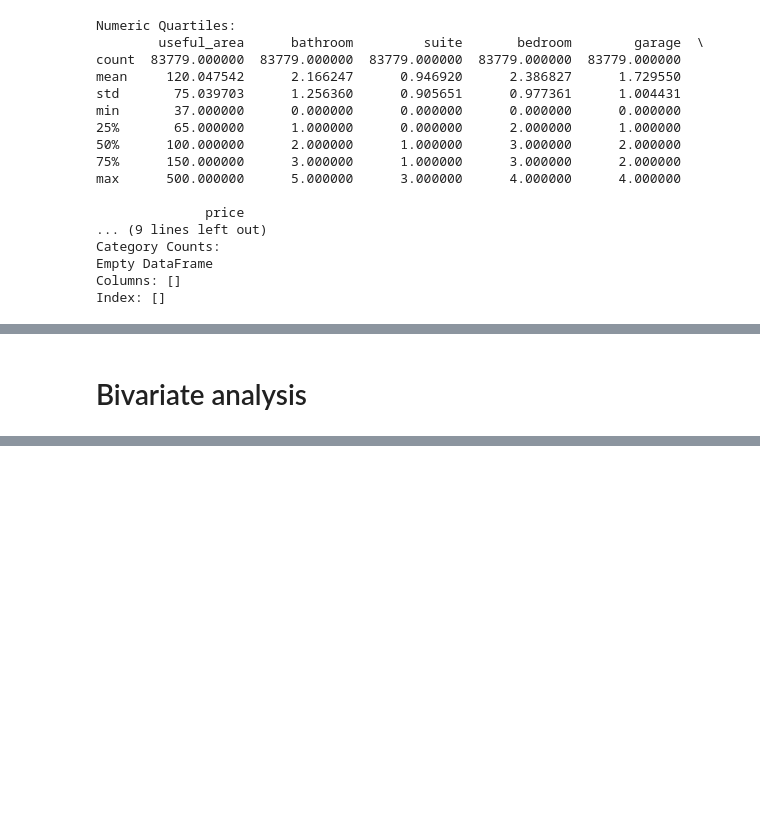
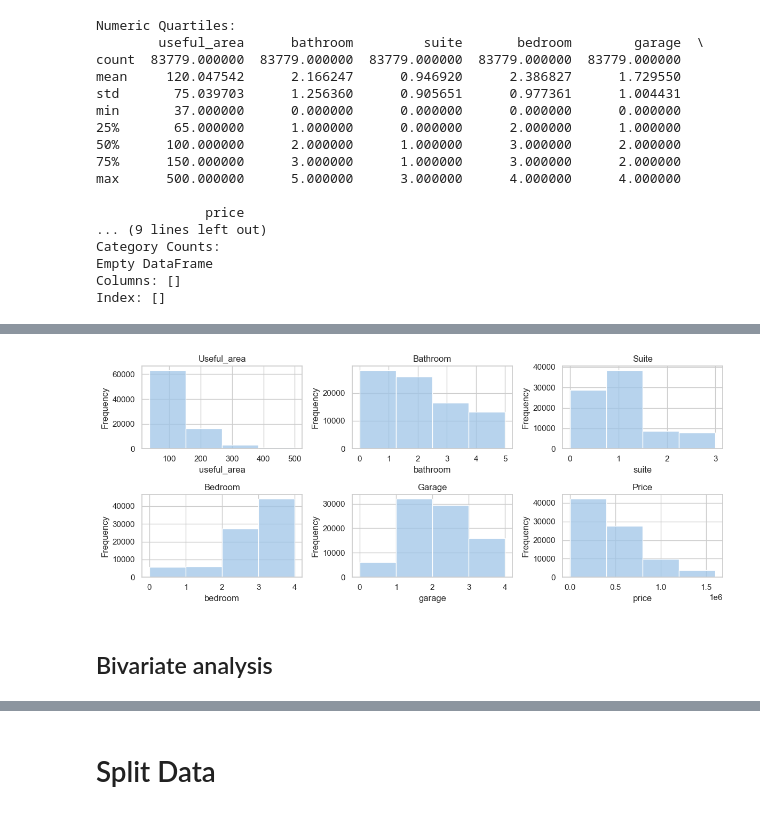
Before and after one commit to Paullo-Santtos/House-Price-Prediction, a Jupyter notebook: hpp-model/notebooks/EDA.ipynb, the cells around one changed output, grey strips where cells are left out. Drawn from its saved outputs; the diff is of its cells as text; code cells hidden in the pictures; blank space fills up the shorter version.

Commit message:
atualization notebook with split_data and xg boost model functions

```diff
--- a/hpp-model/notebooks/EDA.ipynb
+++ b/hpp-model/notebooks/EDA.ipynb
@@ -361,4 +348,3 @@ def filter_dataframe(df: pd.DataFrame, conditions: dict) -> pd.DataFrame:
 conditions = {'property': 'residential', 'ad': 'sale'}
 
 hp_data_no_outliers = remove_outliers(dataframe=hp_data, lower_percentile=0.05, upper_percentile=0.95)
-hp_data_no_outliers = filter_dataframe(hp_data, conditions)
@@ -408,0 +382,31 @@ Index: []
+# %%
+def plot_histograms(df: pd.DataFrame) -> None:
+    """
+    Cria histogramas para cada coluna do DataFrame usando Seaborn.
+
+    Parameters:
+    - df (pd.DataFrame): O DataFrame contendo os dados.
+
+    Returns:
+    - None
+    """
+    num_cols = len(df.columns)
+    num_rows = (num_cols + 2) // 3  # Arredondamento para cima
+
+    sns.set(style="whitegrid")
+
+    fig, axes = plt.subplots(num_rows, 3, figsize=(12, 2.5 * num_rows))
+    axes = axes.flatten()
+
+    for i, column in enumerate(df.columns):
+        sns.histplot(df[column], bins=4, kde=False, color='#9fc5e8', ax=axes[i])
+        axes[i].set_title(f'{column.capitalize()}')
+        axes[i].set_xlabel(f'{column}')
+        axes[i].set_ylabel('Frequency')
+
+    # Ajusta o layout para evitar sobreposição de rótulos
+    plt.tight_layout()
+    plt.show()
+# %%
+plot_histograms(hp_data_no_outliers)
+# %% [output]
@@ -409,5 +414,6 @@ Index: []
+[figure, added]
 # %% [markdown]
-# Bivariate analysis
+## Bivariate analysis
 # %%
 def correlation_matrix(dataframe: pd.DataFrame, method='pearson'):
     """
@@ -438,3 +444,5 @@ correlation_matrix(hp_data_no_outliers, method='spearman')
 # %% [output]
 [interactive output not drawn]
 [figure]
+# %% [markdown]
+# Split Data
```
Also changed, not shown: parts of 20 cells of this notebook.
